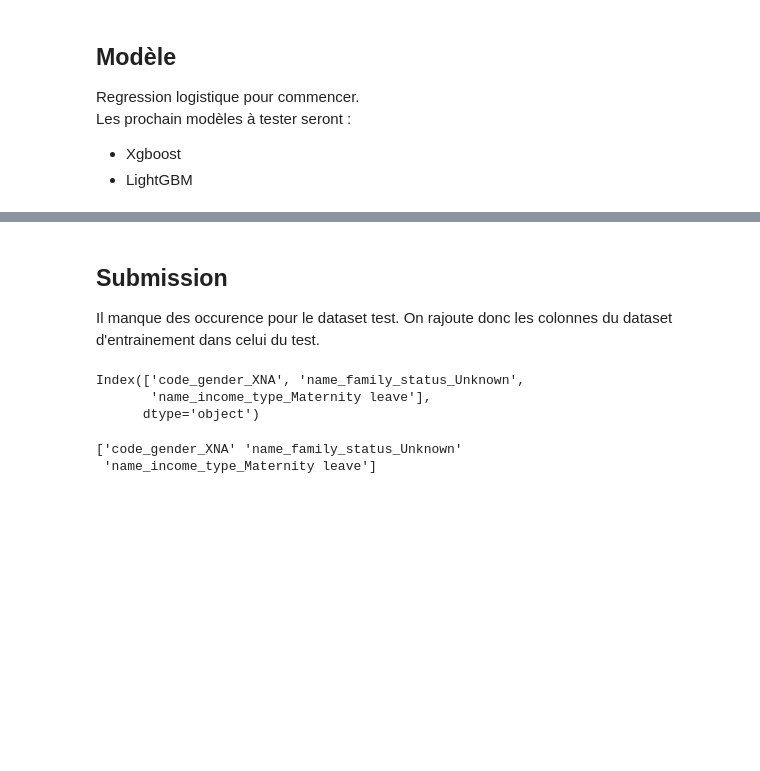
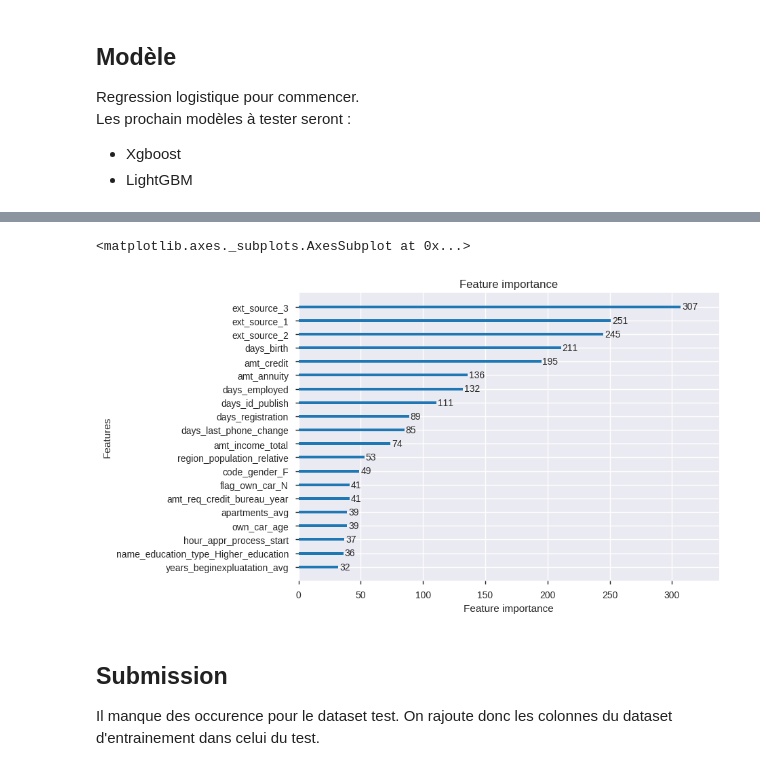
Before and after one commit to tdilasser/Home-credit-default-risk, a Jupyter notebook: baseline_model.ipynb, the cells around one changed output, grey strips where cells are left out. Drawn from its saved outputs; the diff is of its cells as text; code cells hidden in the pictures; blank space fills up the shorter version.

```diff
--- a/baseline_model.ipynb
+++ b/baseline_model.ipynb
@@ -77,16 +152,14 @@ print(roc_auc_score(y_test, pred[:,1]))
+# %%
+lgb.plot_importance(lightgbm,max_num_features=20)
+# %% [output]
+<matplotlib.axes._subplots.AxesSubplot at 0x...>
+[figure, added]
 # %% [markdown]
 ## Submission
 Il manque des occurence pour le dataset test. On rajoute donc les colonnes du dataset d'entrainement dans celui du test.
 # %%
 test = pd.get_dummies(data_application_test)
-app_train.columns.difference(test.columns)
-# %% [output]
-Index(['code_gender_XNA', 'name_family_status_Unknown',
-       'name_income_type_Maternity leave'],
-      dtype='object')
 # %%
-a = np.setdiff1d(app_train.columns, test.columns)
+# a = np.setdiff1d(app_train.columns, test.columns)
+missing_cols = set( data_train.columns ) - set( test.columns )
-# %% [output]
-['code_gender_XNA' 'name_family_status_Unknown'
- 'name_income_type_Maternity leave']
 # %%
```
Also changed, not shown: parts of 26 cells of this notebook, 2 other files.
